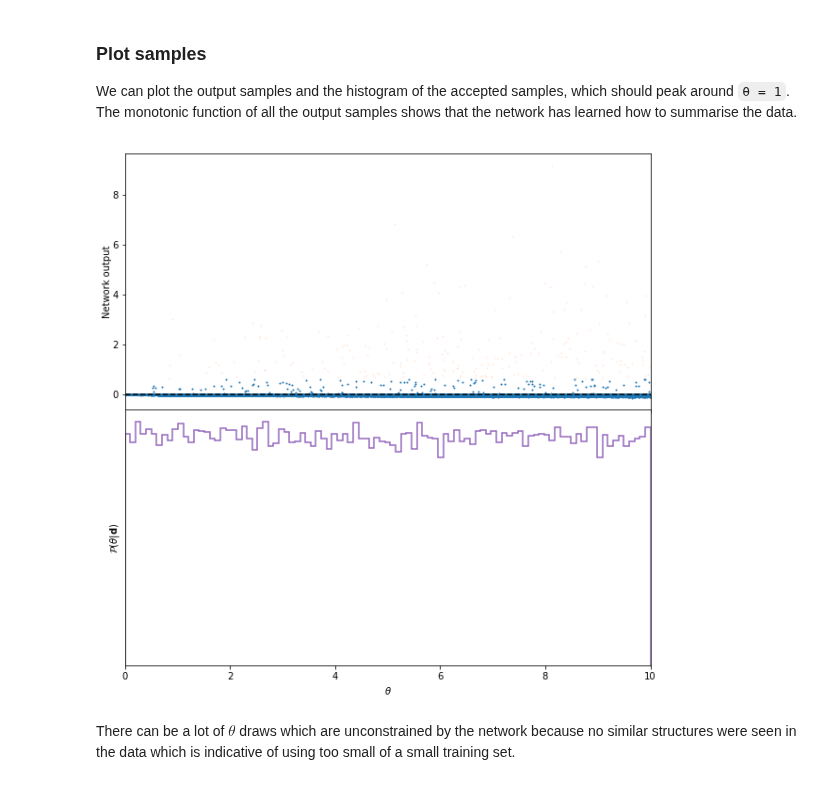
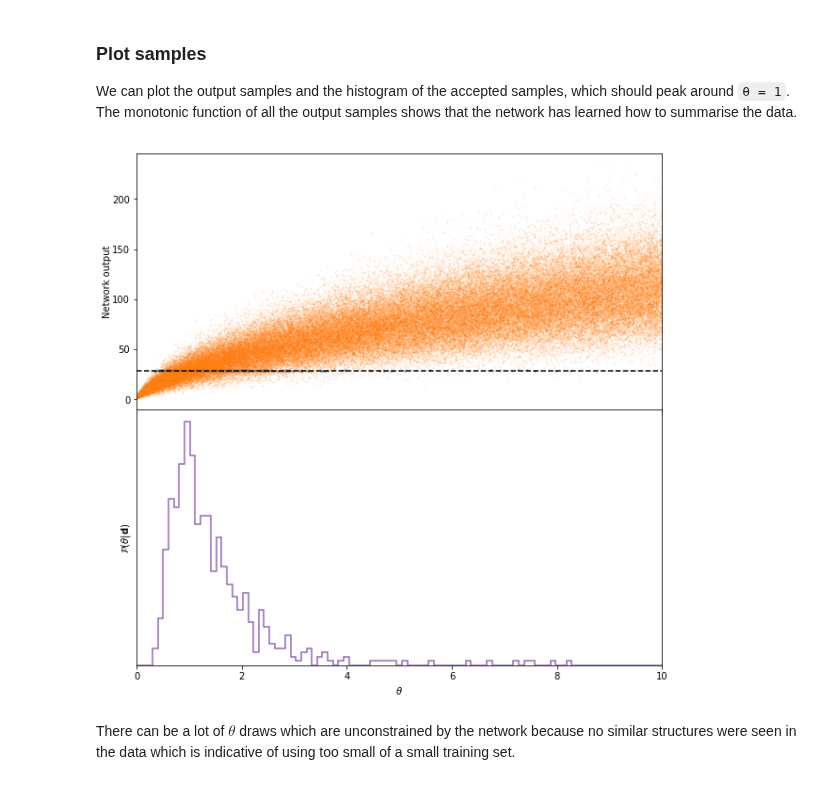
Before and after one commit to tomcharnock/IMNN, a Jupyter notebook: IMNN-Preload data (original test).ipynb, the cells around one changed output. Cells and saved outputs as stored; diff of their text form; code cells hidden in the pictures.

Commit message:
Working preload - needs merging with v2

```diff
--- a/IMNN-Preload data (original test).ipynb
+++ b/IMNN-Preload data (original test).ipynb
@@ -181,6 +164,7 @@ The module can also build simple convolutional or dense networks (or a mixture o
 
 Here is an example of the IMNN which uses 1000 simulations per combination and 100 simulations per derivative for a model with one parameter where we require one summary. The module will build the network which takes in an input image of shape `[10, 20, 1]` and allows the network to decide the weight initialisation, initialises the biases at `bb = 0.1` and uses `tf.nn.leaky_relu` activation with a negative gradient parameter of `α = 0.01`. The network architecture is a convolution with 10 filters and a 5$\times$5 kernel which does 2$\times$2 strides, with 0-padding, followed by another convolution with 6 filters and 3$\times$3 kernel with no striding and 0-padding. This is then followed by two dense layers with 100 neurons in each. We will save the graph into a file in the `data` folder called `saved_model.meta`.
 # %%
+'''
 parameters = {
     'verbose': True,
     'number of simulations': n_s,
@@ -200,7 +184,6 @@ parameters = {
 parameters = {
     'verbose': True,
     'number of simulations': n_s,
-    'number of combinations': n_train,
     'number of parameters': 1,
     'differentiation fraction': derivative_fraction,
     'number of summaries': 1,
@@ -212,6 +195,4 @@ parameters = {
     'activation': tf.nn.leaky_relu,
     'α': 0.01,
     'hidden layers': [100, 100]
-    #'hidden layers': [[10, [5, 5], [2, 2], 'SAME'], [6, [3, 3], [1, 1], 'SAME'], 100, 100],
 }
-'''
@@ -308,11 +286,11 @@ n.training_scheme(η = new_η)
 ## Train the network
 With the data we can now easily train the network. The function simply takes the number of epochs, `num_epochs`, the fraction of neurons kept when using dropout `keep_rate`, and the denominator for the derivative calculated earlier, `der_den`.
 # %%
-num_epochs = 1500
+num_epochs = 1000
 keep_rate = 0.8
 # %%
-train_F, test_F = n.train(train_data = train_data, num_epochs = num_epochs, n_train = n_train, num_batches = 1, keep_rate = keep_rate, der_den = der_den, test_data = test_data)
-#train_F, test_F = n.train_with_preloaded(num_epochs, keep_rate, der_den)
+#train_F, test_F = n.train(train_data = train_data, num_epochs = num_epochs, n_train = n_train, num_batches = 1, keep_rate = keep_rate, der_den = der_den, test_data = test_data)
+train_F, test_F = n.train_with_preloaded(num_epochs, n_train, keep_rate, der_den)
 # %% [markdown]
 The output of the the train function is a list of the determinant of the Fisher information at the end of each epoch of training on the train data, and the same on the test data if test data is provided.<br><br>
 These can be plotted, along with the loss function which is simply
@@ -403,10 +372,10 @@ IndexError: too many indices for array
 ### Calculate Fisher information matrix
 We calculate the Fisher information matrix by running the test data through the network. We need to shuffle and get a combination of the data before feeding it through the graph so that it has the correct shape.
 # %%
-ttd = n.shuffle(data = test_data[0], data_m = test_data[1], data_p = test_data[2], n_train = 1)
-tt, tt_m, tt_p = n.get_combination_data(data = ttd, combination = 0, n_batches = 1)
-F = n.sess.run(n.F, feed_dict = {n.x: tt, n.x_m: tt_m, n.x_p: tt_p, n.dropout: 1., n.dd: der_den})
-#F = n.sess.run(n.test_F, feed_dict = {n.dd: der_den})
+#ttd = n.shuffle(data = test_data[0], data_m = test_data[1], data_p = test_data[2], n_train = 1)
+#tt, tt_m, tt_p = n.get_combination_data(data = ttd, combination = 0, n_batches = 1)
+#F = n.sess.run(n.F, feed_dict = {n.x: tt, n.x_m: tt_m, n.x_p: tt_p, n.dropout: 1., n.dd: der_den})
+F = n.sess.run(n.test_F, feed_dict = {n.dd: der_den})
 # %% [markdown]
 ### ABC
 We now perform ABC by drawing 100000 random samples from the prior. We define the upper and lower bounds of a uniform prior to be 0 and 10. Only a uniform prior is implemented at the moment. From the samples we create simulations at each parameter value and feed each simulation through the network to get summaries. The summaries are compared to the summary of the real data to find the distances which can be used to accept or reject points.
@@ -431,17 +400,17 @@ We can plot the output samples and the histogram of the accepted samples, which
 # %%
 fig, ax = plt.subplots(2, 1, sharex = True, figsize = (10, 10))
 plt.subplots_adjust(hspace = 0)
 ax[0].scatter(θ[accept_indices] , s[accept_indices, 0], s = 1)
 ax[0].scatter(θ[reject_indices], s[reject_indices, 0], s = 1, alpha = 0.1)
 ax[0].plot([0, 10], [summary[0], summary[0]], color = 'black', linestyle = 'dashed')
 ax[0].set_ylabel('Network output', labelpad = 0)
 ax[0].set_xlim([0, 10])
-ax[1].hist(θ[accept_indices], np.linspace(0, 10, 100), histtype = u'step', normed = True, linewidth = 1.5, color = '#9467bd');
+ax[1].hist(θ[accept_indices], np.linspace(0, 10, 100), histtype = u'step', density = True, linewidth = 1.5, color = '#9467bd');
 ax[1].set_xlabel('$\\theta$')
 ax[1].set_ylabel('$\\mathcal{P}(\\theta|{\\bf d})$')
 ax[1].set_yticks([]);
 # %% [output]
-[figure, old version]
+[figure, new version]
 # %% [markdown]
 There can be a lot of $\theta$ draws which are unconstrained by the network because no similar structures were seen in the data which is indicative of using too small of a small training set.
 # %% [markdown]
```
Also changed, not shown: parts of 12 cells of this notebook, 2 other files.
